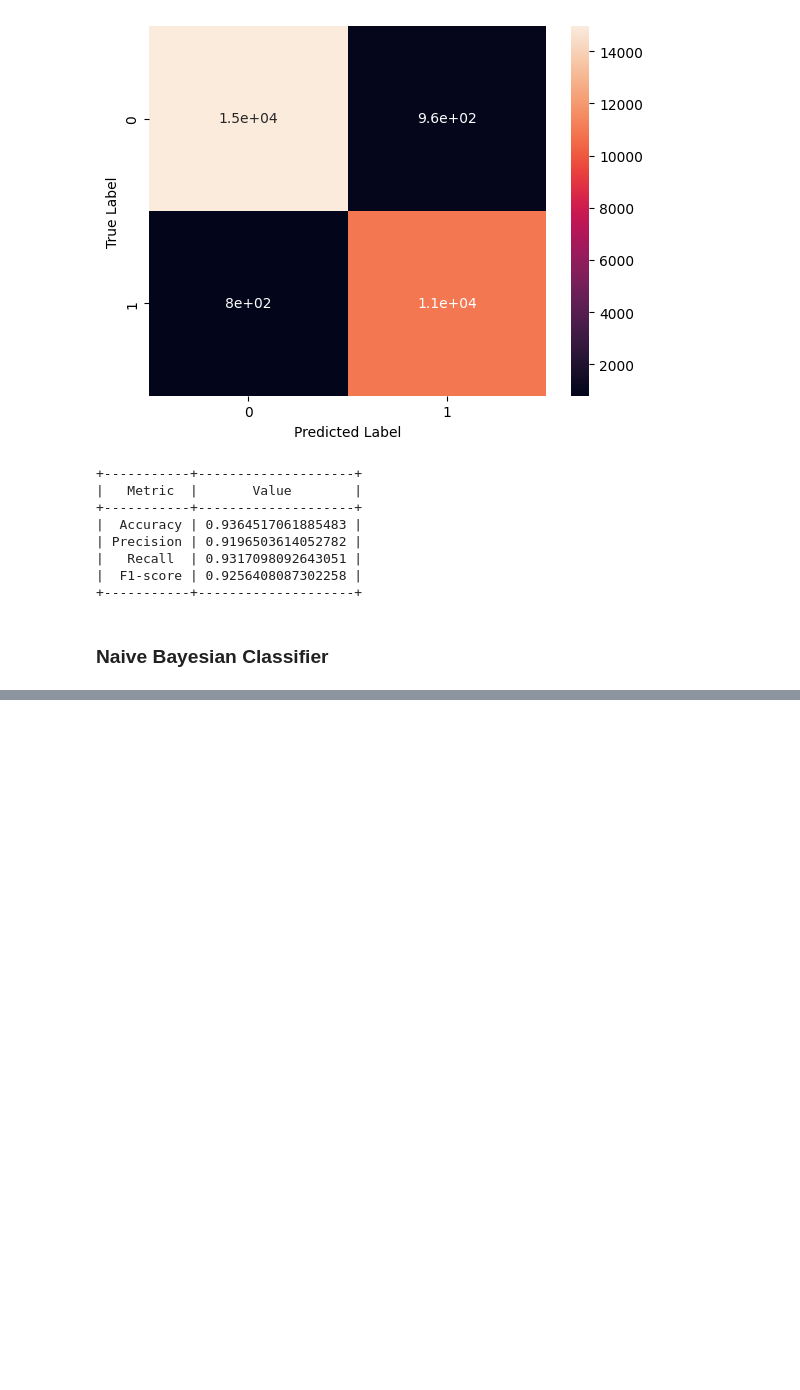
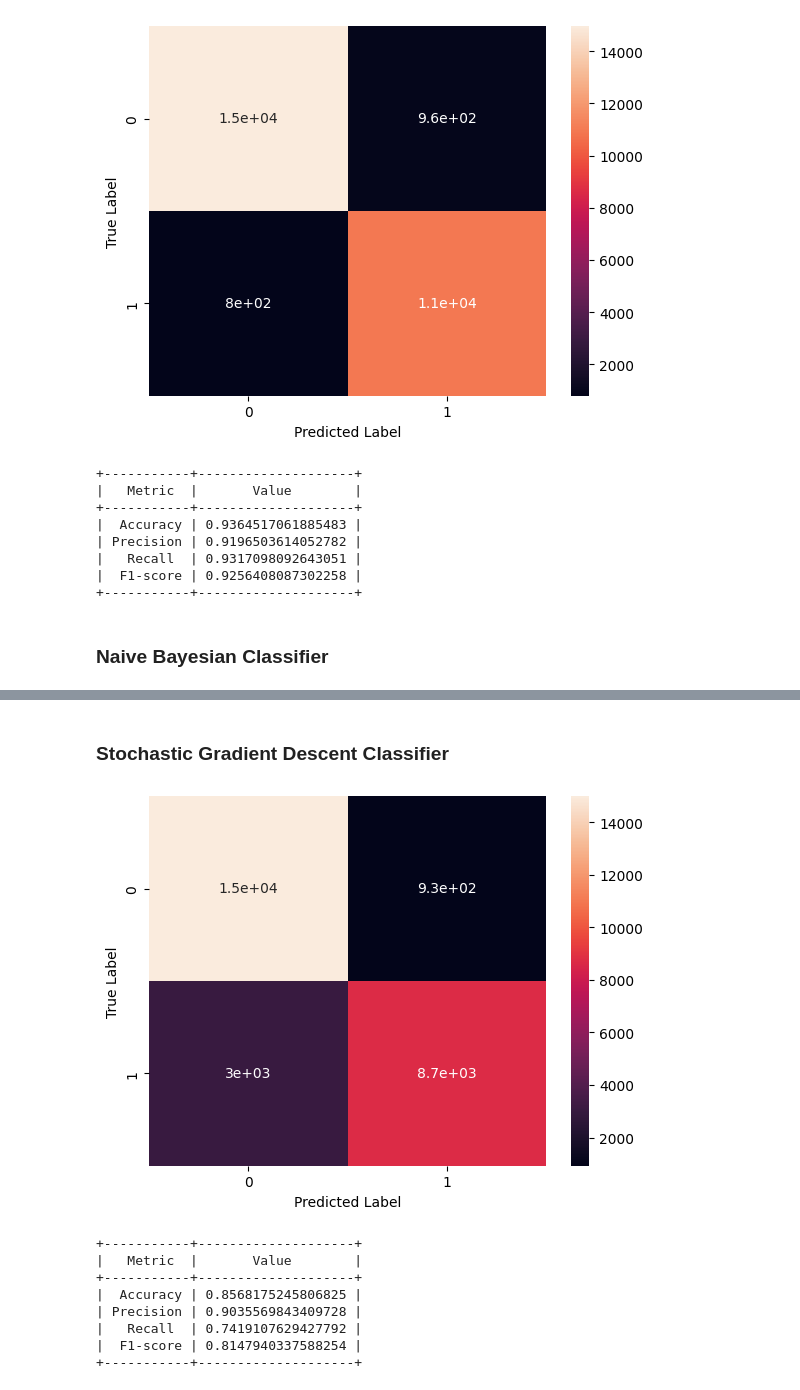
Before and after one commit to GPericone/Botnet-Detection-using-ML, a Jupyter notebook: project.ipynb, the cells around one changed output, grey strips where cells are left out. Cells and saved outputs as stored; diff of their text form; code cells hidden in the pictures; blank space fills up the shorter version.

Commit message:
Update project.ipynb
Added SGD, GBC and comparison between classifiers

```diff
--- a/project.ipynb
+++ b/project.ipynb
@@ -615,0 +640,46 @@ Number of mislabeled points out of a total 27664 points : 7318
+# %% [markdown]
+### Stochastic Gradient Descent Classifier
+# %%
+# Crea un modello di SGD
+sgd = SGDClassifier()
+
+# Addestra il modello con i dati di training
+sgd = sgd.fit(train_x, train_y)
+
+# Effettua le predizioni sul test set
+predictions_sgd = sgd.predict(test_x)
+
+# Calcola la matrice di confusione del modello
+cm_sgd = metrics.confusion_matrix(test_y, predictions_sgd)
+
+# Crea una vista della matrice di confusione
+sns.heatmap(cm_sgd, annot=True)
+plt.xlabel("Predicted Label")
+plt.ylabel("True Label")
+plt.show()
+
+accuracy_sgd = metrics.accuracy_score(test_y, predictions_sgd)
+precision_sgd = metrics.precision_score(test_y, predictions_sgd)
+recall_sgd = metrics.recall_score(test_y, predictions_sgd)
+f1_score_sgd = metrics.f1_score(test_y, predictions_sgd)
+
+# Crea una tabella per le statistiche del modello
+table_sgd = PrettyTable()
+table_sgd.field_names = ["Metric", "Value"]
+table_sgd.add_row(["Accuracy", accuracy_sgd])
+table_sgd.add_row(["Precision", precision_sgd])
+table_sgd.add_row(["Recall", recall_sgd])
+table_sgd.add_row(["F1-score", f1_score_sgd])
+
+# Stampa la tabella delle statistiche del modello
+print(table_sgd)
+# %% [output]
+[figure, added]
++-----------+--------------------+
+|   Metric  |       Value        |
++-----------+--------------------+
+|  Accuracy | 0.8568175245806825 |
+| Precision | 0.9035569843409728 |
+|   Recall  | 0.7419107629427792 |
+|  F1-score | 0.8147940337588254 |
++-----------+--------------------+
```
Also changed, not shown: parts of 12 cells of this notebook.
